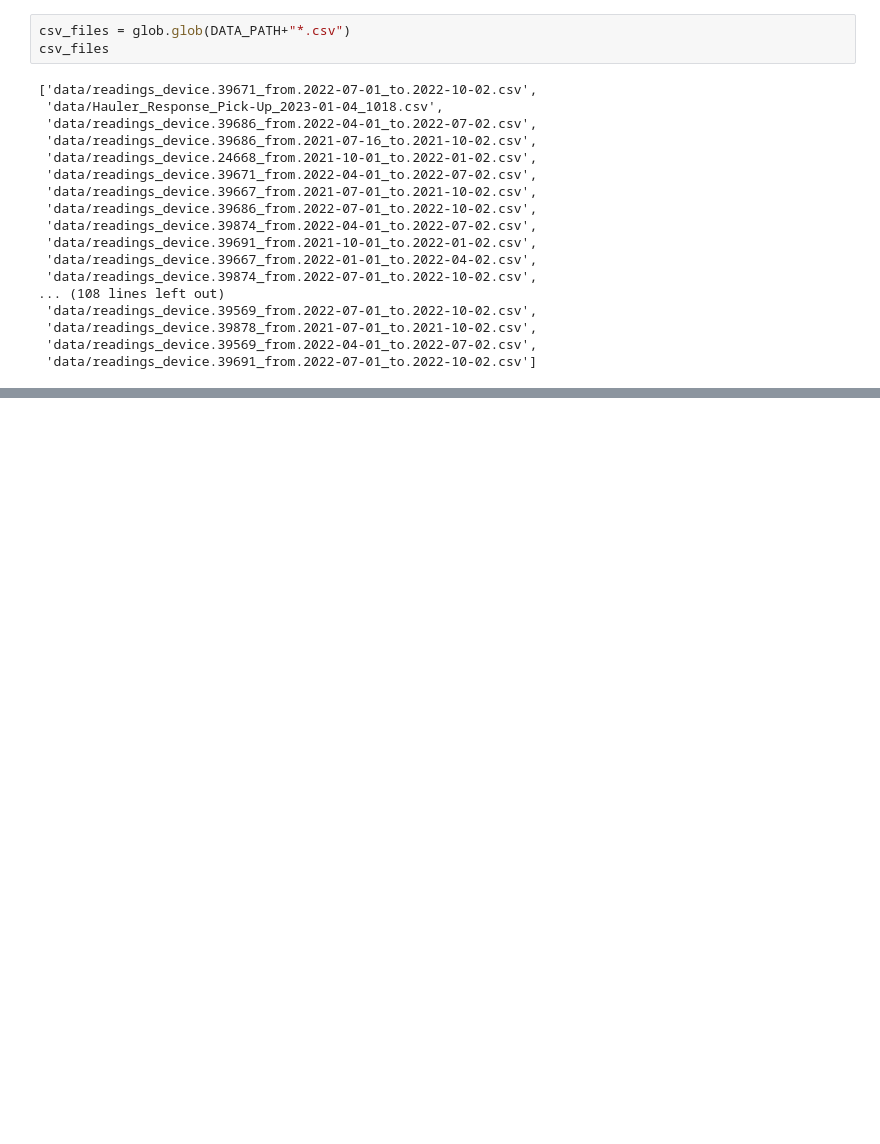
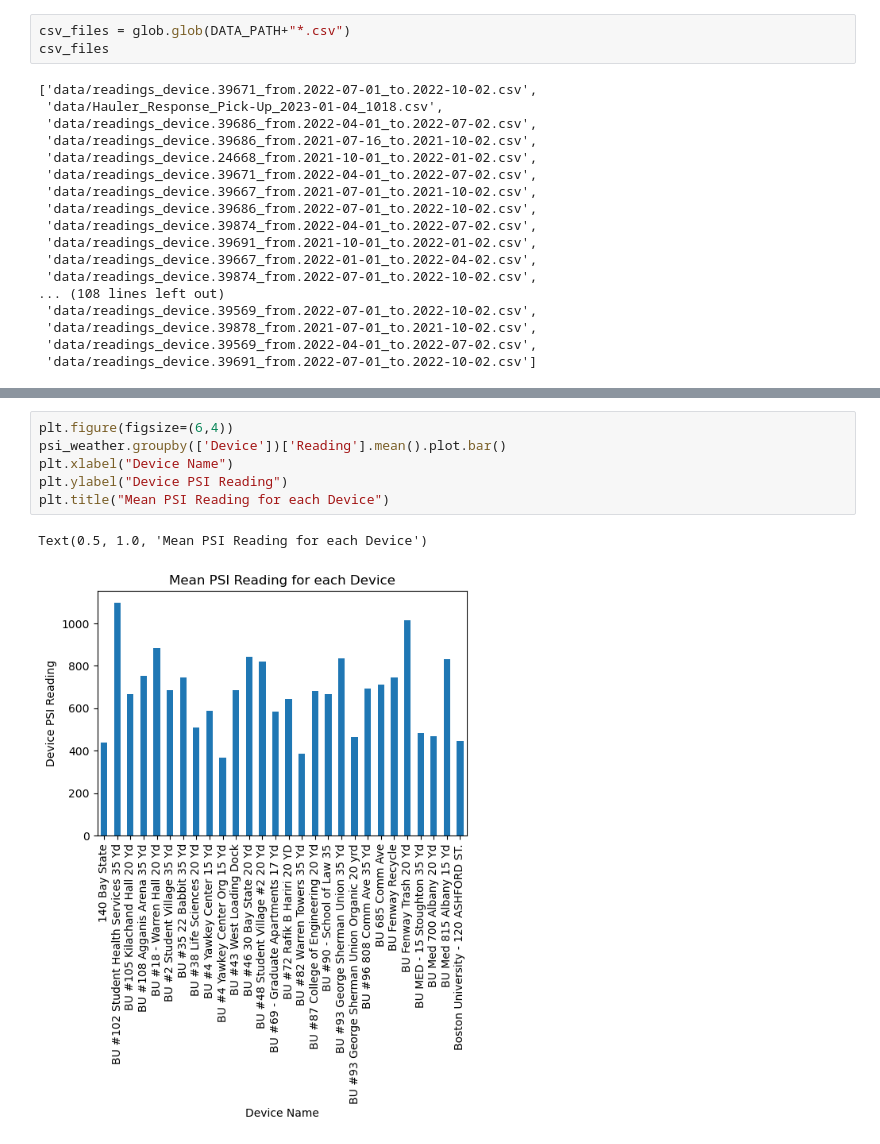
Before and after one commit to BU-Spark/ds-bu-sustainability-waste, a Jupyter notebook: spring23-team-1/DataAnalysis_KV.ipynb, the cells around one changed output, grey strips where cells are left out. Drawn from its saved outputs; the diff is of its cells as text; blank space fills up the shorter version.

```diff
--- a/spring23-team-1/DataAnalysis_KV.ipynb
+++ b/spring23-team-1/DataAnalysis_KV.ipynb
@@ -29,0 +160,9 @@ csv_files
+# %%
+plt.figure(figsize=(6,4))
+psi_weather.groupby(['Device'])['Reading'].mean().plot.bar()
+plt.xlabel("Device Name")
+plt.ylabel("Device PSI Reading")
+plt.title("Mean PSI Reading for each Device")
+# %% [output]
+Text(0.5, 1.0, 'Mean PSI Reading for each Device')
+[figure, added]
```
Also changed, not shown: parts of 24 cells of this notebook, 3 other files.
